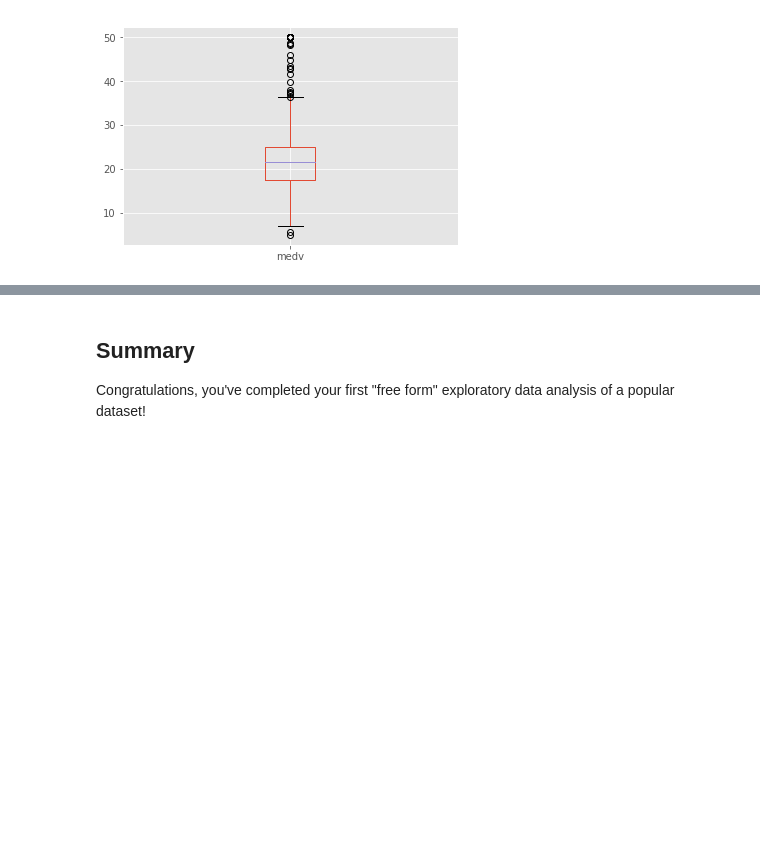
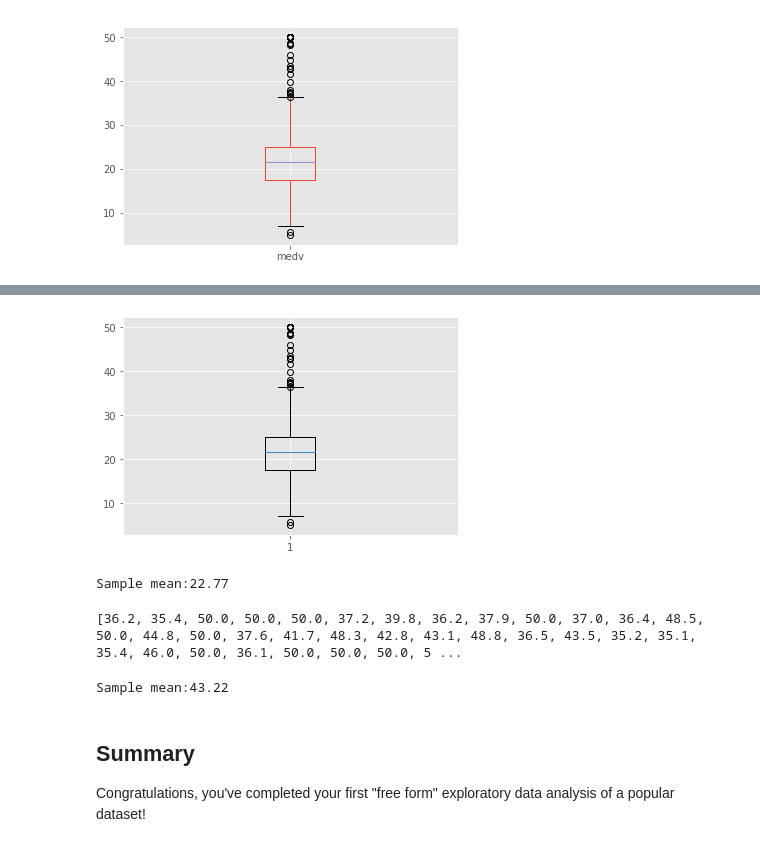
Before and after one commit to torresdavr/dsc-project-eda-with-pandas-online-ds-pt-100719, a Jupyter notebook: index.ipynb, the cells around one changed output, grey strips where cells are left out. Saved outputs shown, nothing was run; the diff lists cells and outputs as text; code cells hidden in the pictures; blank space fills up the shorter version.

```diff
--- a/index.ipynb
+++ b/index.ipynb
@@ -558,0 +592,19 @@ df_amend['medv'].plot.box();
+# %%
+plt.boxplot(price);
+# %% [output]
+[figure, added]
+# %%
+#mean
+def get_mean(data):
+    count = 0
+    for i in data:
+        count += i
+    mean = round(count / len(data), 2)
+
+    return mean
+        #return round(mean,2)
+
+mean_price = get_mean(price)
+print('Sample mean:{}'.format(mean_price))
+# %% [output]
+Sample mean:22.77
@@ -558,0 +621,18 @@ df_amend['medv'].plot.box();
+# %%
+print(price_less_35)
+# %% [output]
+[36.2, 35.4, 50.0, 50.0, 50.0, 37.2, 39.8, 36.2, 37.9, 50.0, 37.0, 36.4, 48.5, 50.0, 44.8, 50.0, 37.6, 41.7, 48.3, 42.8, 43.1, 48.8, 36.5, 43.5, 35.2, 35.1, 35.4, 46.0, 50.0, 36.1, 50.0, 50.0, 50.0, 5 ...
+# %%
+def get_mean(data):
+    count = 0
+    for i in data:
+        count += i
+    mean = round(count / len(data), 2)
+
+    return mean
+        #return round(mean,2)
+
+mean_price = get_mean(price_less_35)
+print('Sample mean:{}'.format(mean_price))
+# %% [output]
+Sample mean:43.22
```
Also changed, not shown: parts of 8 cells of this notebook.
